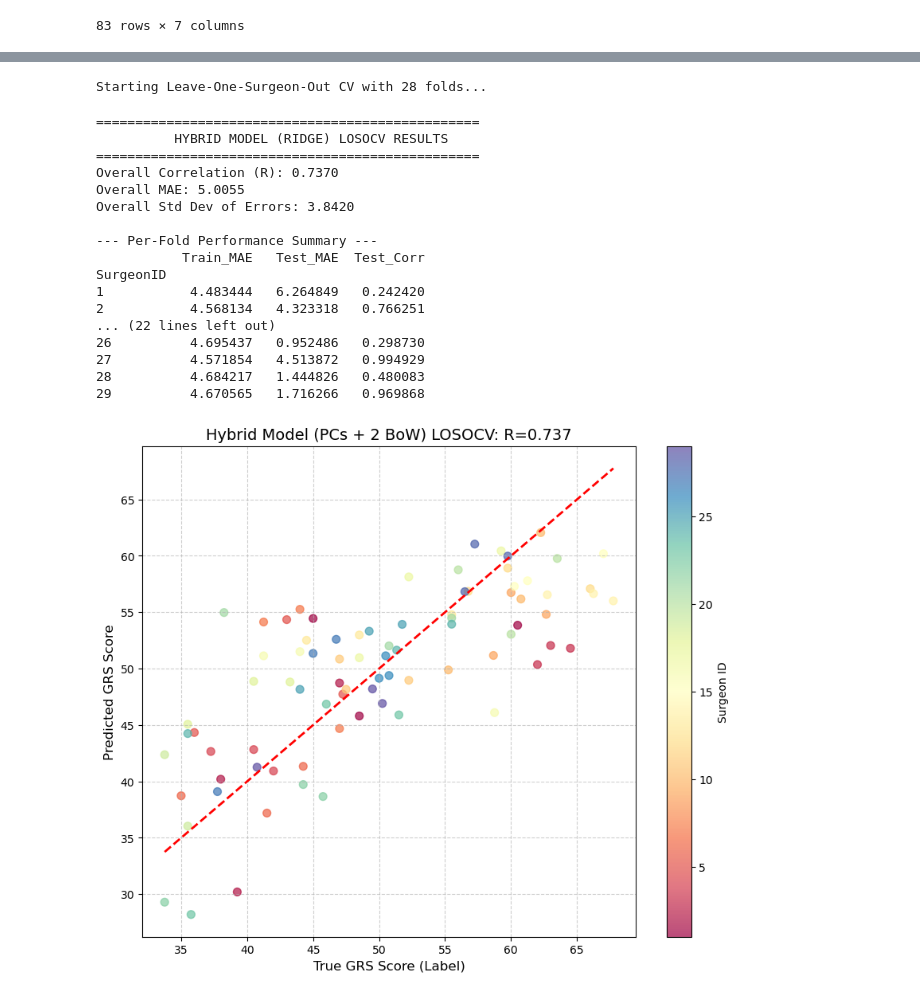
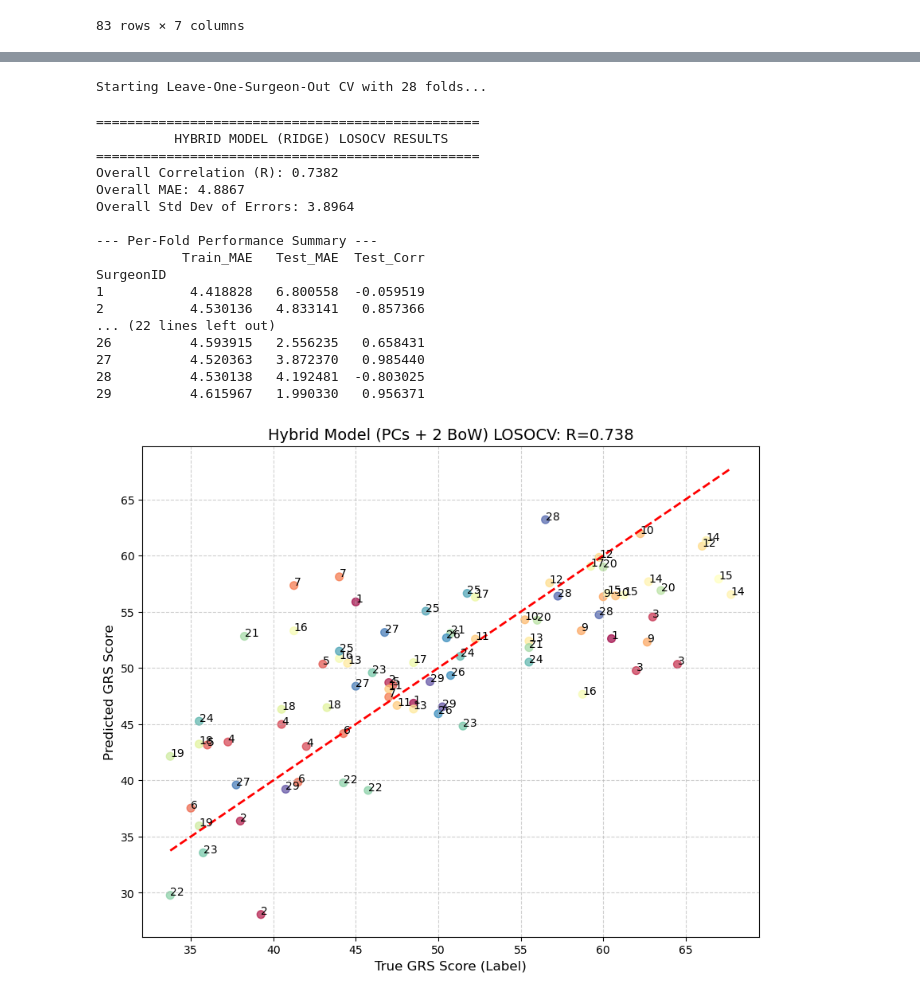
Before and after one commit to FinnWeikert/master-project, a Jupyter notebook: notebooks/crafted_window_features.ipynb, the cells around one changed output, grey strips where cells are left out. Drawn from its saved outputs; the diff is of its cells as text; code cells hidden in the pictures.

```diff
--- a/notebooks/crafted_window_features.ipynb
+++ b/notebooks/crafted_window_features.ipynb
@@ -468,7 +471,7 @@ for i in range(X_bow_scaled.shape[1]):
     spearman_corrs.append(spearman_corr)
 
 print("Top 10 BoW features by Pearson correlation:")
-top_pearson_indices = np.argsort(np.abs(pearson_corrs))[::-1][:6]
+top_pearson_indices = np.argsort(np.abs(pearson_corrs))[::-1][:12]
 for idx in top_pearson_indices:
     print(f"BoW_{idx}: Pearson r = {pearson_corrs[idx]:.4f}, Spearman rho = {spearman_corrs[idx]:.4f}")
 # %% [output]
@@ -489,14 +498,15 @@ Computing UMAP embeddings (this may take a few moments)...
 # %%
-# Assuming 'kmeans' is your trained model
+# check cluster centroids for top positive and negative predictors
+
 centroids = kmeans.cluster_centers_
 feature_names = ['PathRatio', 'Jerk', 'Curvature', 'Reversals', 'StdVel', 'TotalPath', 'MeanVel']
 
 print("--- Negative Predictors (Novice Moves) ---")
-for idx in [20, 24]:
+for idx in [16, 3, 29, 10]:
     print(f"Cluster {idx}: {dict(zip(feature_names, np.round(centroids[idx], 2)))}")
 
 print("\n--- Positive Predictors (Expert Moves) ---")
-for idx in [2, 13, 22, 25]:
+for idx in [2, 23, 25, 24, 17, 12, 28, 13]:
     print(f"Cluster {idx}: {dict(zip(feature_names, np.round(centroids[idx], 2)))}")
 # %% [output]
 --- Negative Predictors (Novice Moves) ---
@@ -566,7 +695,7 @@ import pandas as pd
 import numpy as np
 from sklearn.linear_model import Ridge
 from sklearn.metrics import mean_absolute_error, mean_squared_error
-from scipy.stats import pearsonr
+from scipy.stats import pearsonr, spearmanr
 import matplotlib.pyplot as plt
 from tqdm import tqdm
 
@@ -579,7 +708,7 @@ from tqdm import tqdm
 # 4. Feature columns are PC1, PC2, PC3, BoW_2, BoW_20.
 # ------------------------------
 
-feature_cols = [col for col in merged_feature_df.columns if col.startswith('PC') or col in ['BoW_2', 'BoW_20']]
+feature_cols = [col for col in ['PC1', 'BoW_16', 'BoW_13', 'BoW_23']]#, 'BoW_19', 'BoW_22', 'BoW_7', 'BoW_26', 'BoW_25]
 X = merged_feature_df[feature_cols].values
 y = merged_feature_df['QRS_Overal'].values
 
@@ -642,7 +771,7 @@ final_true_scores = np.array(true_scores)
 
 hybrid_mae = mean_absolute_error(final_true_scores, final_predictions)
 hybrid_std = np.std(np.abs(final_true_scores - final_predictions))
-hybrid_corr, _ = pearsonr(final_true_scores, final_predictions)
+hybrid_corr, _ = spearmanr(final_true_scores, final_predictions)
 
 # Create a DataFrame for per-fold results
 fold_results_df = pd.DataFrame.from_dict(fold_results, orient='index')
@@ -668,41 +797,43 @@ scatter = plt.scatter(
     cmap='Spectral',
     label='Predicted Scores',
     s=50,
     alpha=0.7
 )
 
+for i, sid in enumerate(surgeon_ids):
+    plt.annotate(f'{sid}', (all_fold_true[i], all_fold_preds[i]))
+
 # Diagonal Line (Perfect prediction)
 plt.plot(
     [min(final_true_scores), max(final_true_scores)],
     [min(final_true_scores), max(final_true_scores)],
     'r--',
     lw=2,
     label='Ideal Prediction (y=x)'
 )
 
 plt.xlabel("True GRS Score (Label)", fontsize=12)
 plt.ylabel("Predicted GRS Score", fontsize=12)
 plt.title(f"Hybrid Model (PCs + 2 BoW) LOSOCV: R={hybrid_corr:.3f}", fontsize=14)
-plt.colorbar(scatter, label='Surgeon ID')
 plt.grid(True, linestyle='--', alpha=0.6)
 plt.show()
 # %% [output]
 Starting Leave-One-Surgeon-Out CV with 28 folds...
 =================================================
           HYBRID MODEL (RIDGE) LOSOCV RESULTS
 =================================================
-Overall Correlation (R): 0.7370
-Overall MAE: 5.0055
-Overall Std Dev of Errors: 3.8420
+Overall Correlation (R): 0.7382
+Overall MAE: 4.8867
+Overall Std Dev of Errors: 3.8964
 
 --- Per-Fold Performance Summary ---
            Train_MAE   Test_MAE  Test_Corr
 SurgeonID
-1           4.483444   6.264849   0.242420
-2           4.568134   4.323318   0.766251
+1           4.418828   6.800558  -0.059519
+2           4.530136   4.833141   0.857366
 ... (22 lines left out)
-26          4.695437   0.952486   0.298730
-27          4.571854   4.513872   0.994929
-28          4.684217   1.444826   0.480083
-29          4.670565   1.716266   0.969868
+26          4.593915   2.556235   0.658431
+27          4.520363   3.872370   0.985440
+28          4.530138   4.192481  -0.803025
+29          4.615967   1.990330   0.956371
-[figure, old version]
+[figure, new version]
```
Also changed, not shown: parts of 17 cells of this notebook, 15 other files.
